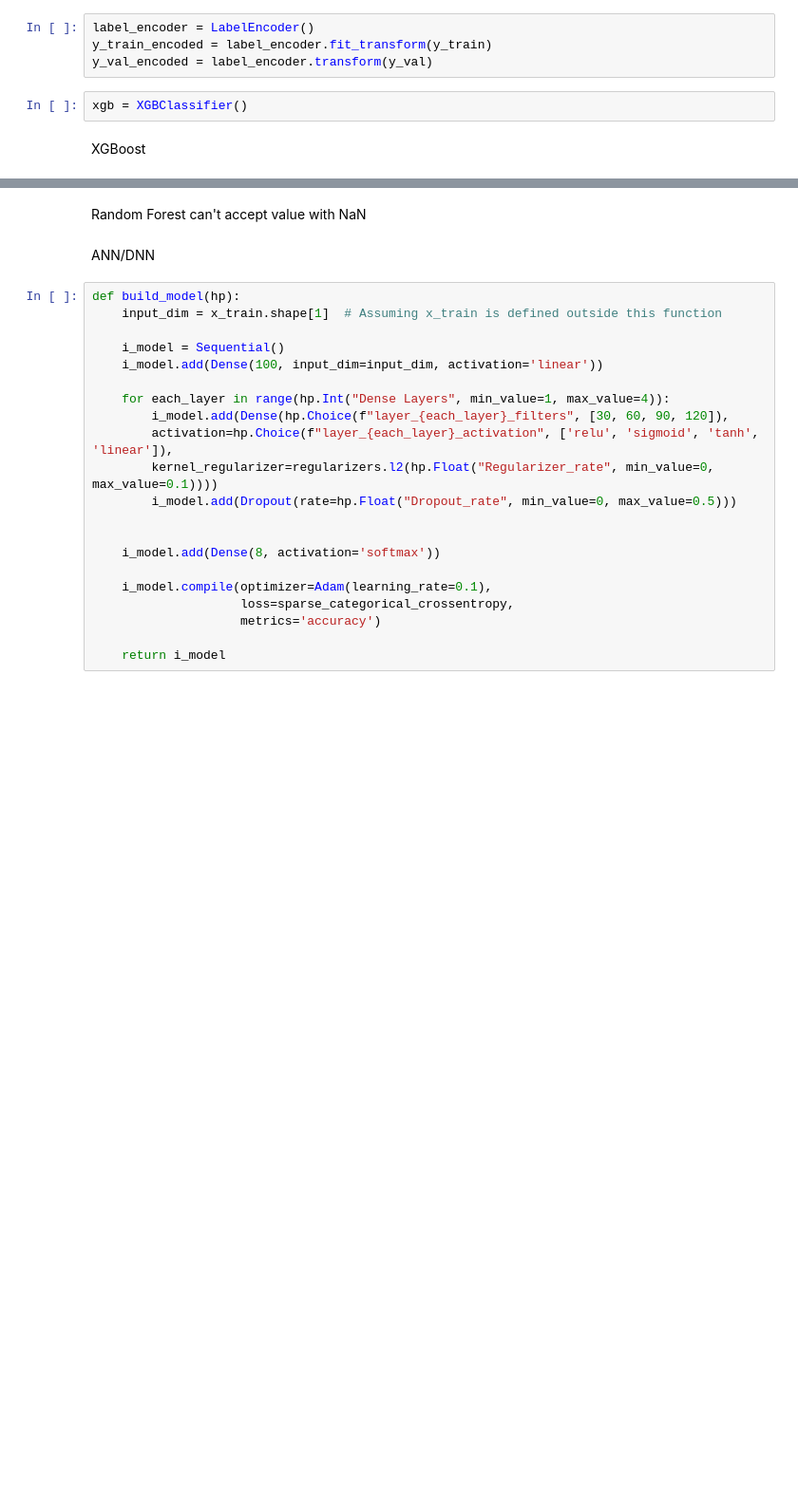
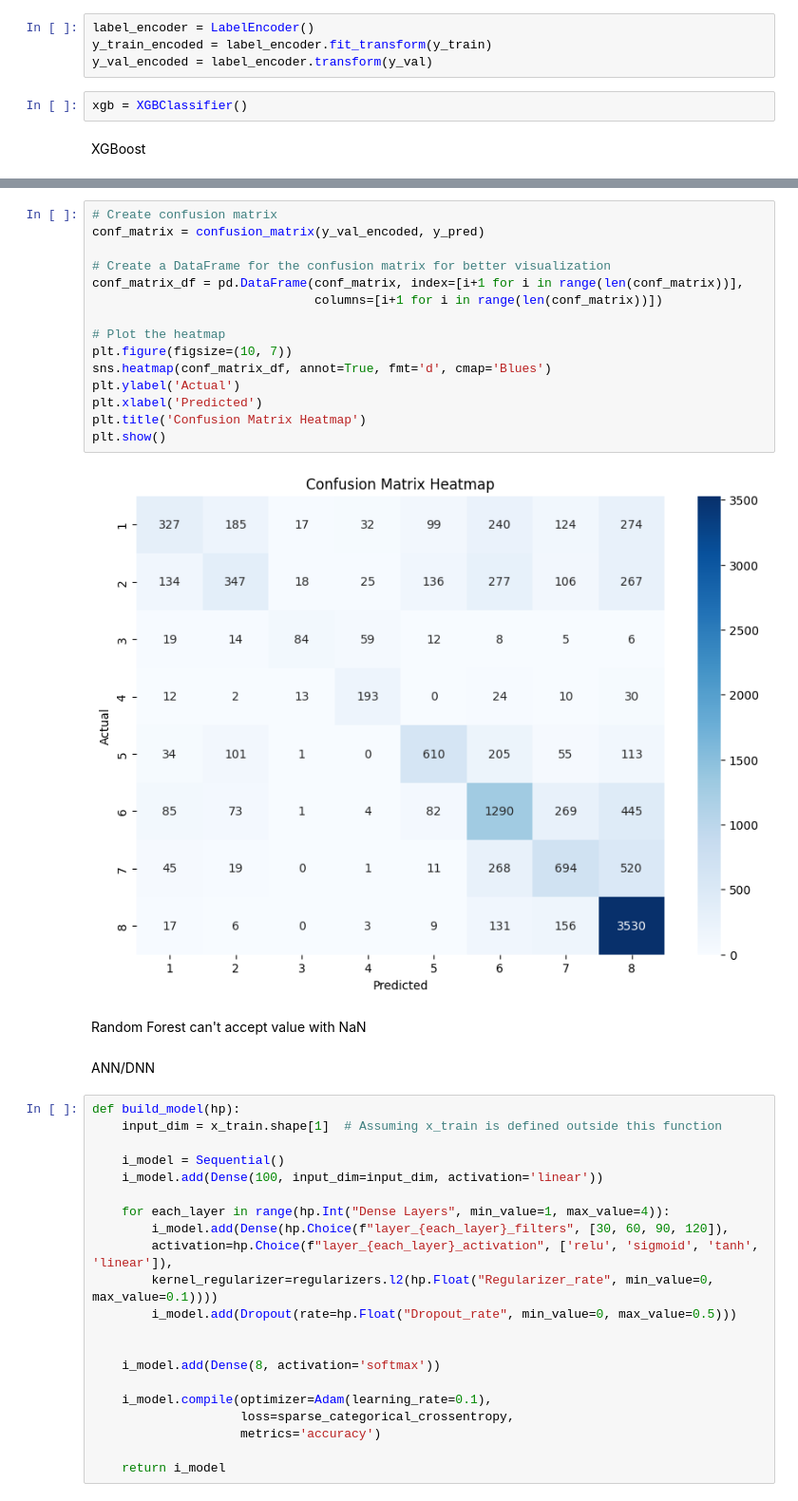
Before and after one commit to Datkhoo25/insurance_risk_prediction, a Jupyter notebook: 5_RFE_DT_No_Impute.ipynb, the cells around one changed output, grey strips where cells are left out. Shown: that part at 95% size. Drawn from its saved outputs; the diff is of its cells as text; blank space fills up the shorter version.

```diff
--- a/5_RFE_DT_No_Impute.ipynb
+++ b/5_RFE_DT_No_Impute.ipynb
@@ -225,3 +229,20 @@ Recall on validation set with best estimator: 0.9803
+# %%
+# Create confusion matrix
+conf_matrix = confusion_matrix(y_val_encoded, y_pred)
+
+# Create a DataFrame for the confusion matrix for better visualization
+conf_matrix_df = pd.DataFrame(conf_matrix, index=[i+1 for i in range(len(conf_matrix))],
+                              columns=[i+1 for i in range(len(conf_matrix))])
+
+# Plot the heatmap
+plt.figure(figsize=(10, 7))
+sns.heatmap(conf_matrix_df, annot=True, fmt='d', cmap='Blues')
+plt.ylabel('Actual')
+plt.xlabel('Predicted')
+plt.title('Confusion Matrix Heatmap')
+plt.show()
+# %% [output]
+[figure, added]
 # %% [markdown]
 Random Forest can't accept value with NaN
 # %% [markdown]
```
Also changed, not shown: parts of 8 cells of this notebook.
